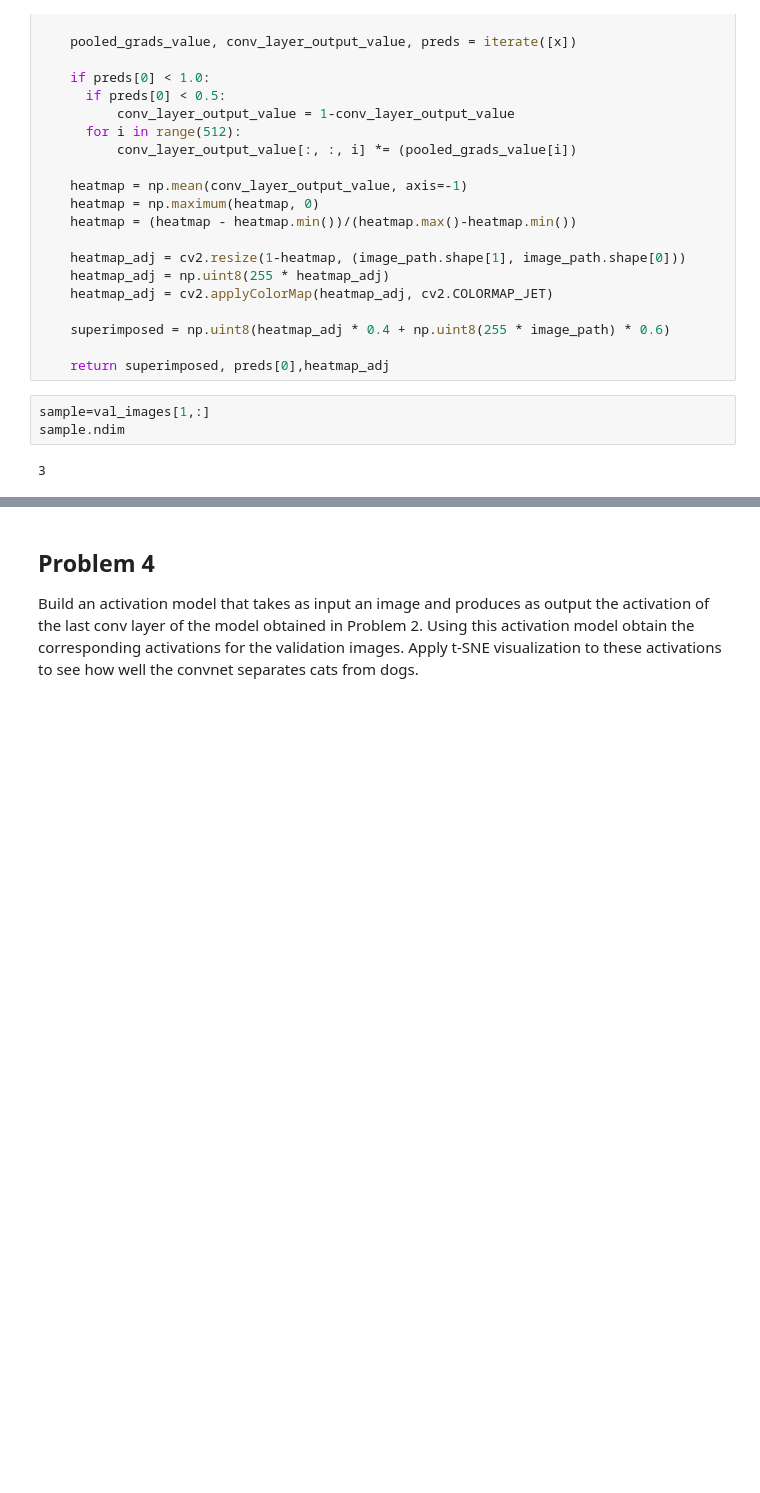
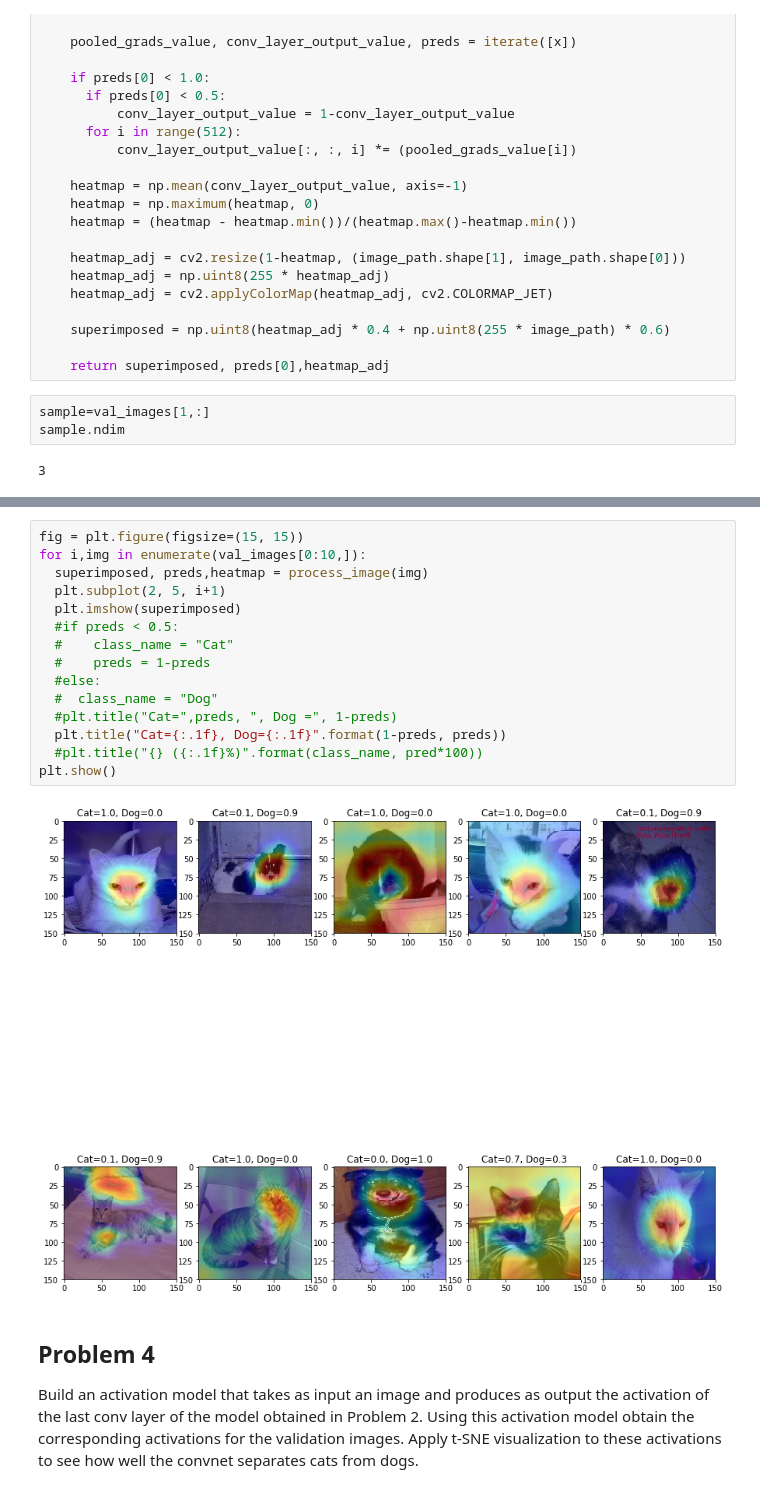
Before and after one commit to gshah8/UCF, a Jupyter notebook: Machine_Learning/HW3.ipynb, the cells around one changed output, grey strips where cells are left out. Cells and saved outputs as stored; diff of their text form; blank space fills up the shorter version.

```diff
--- a/Machine_Learning/HW3.ipynb
+++ b/Machine_Learning/HW3.ipynb
@@ -460,3 +459,20 @@ plt.show()
+# %%
+fig = plt.figure(figsize=(15, 15))
+for i,img in enumerate(val_images[0:10,]):
+  superimposed, preds,heatmap = process_image(img)
+  plt.subplot(2, 5, i+1)
+  plt.imshow(superimposed)
+  #if preds < 0.5:
+  #    class_name = "Cat"
+  #    preds = 1-preds
+  #else:
+  #  class_name = "Dog"
+  #plt.title("Cat=",preds, ", Dog =", 1-preds)
+  plt.title("Cat={:.1f}, Dog={:.1f}".format(1-preds, preds))
+  #plt.title("{} ({:.1f}%)".format(class_name, pred*100))
+plt.show()
+# %% [output]
+[figure, added]
 # %% [markdown]
 ## Problem 4
 
```
Also changed, not shown: parts of 3 cells of this notebook.
